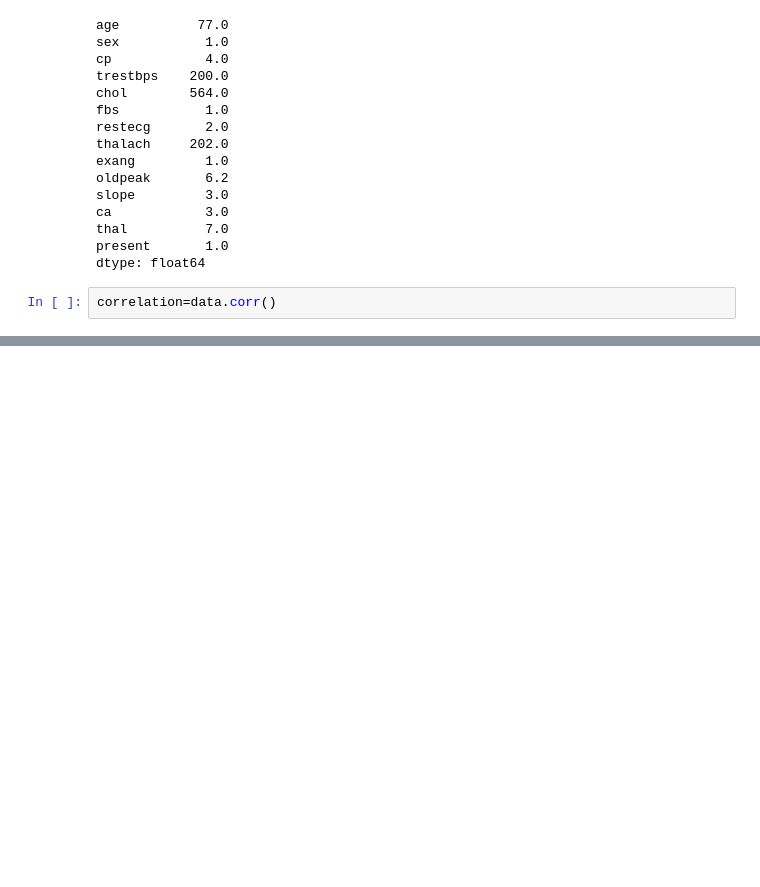
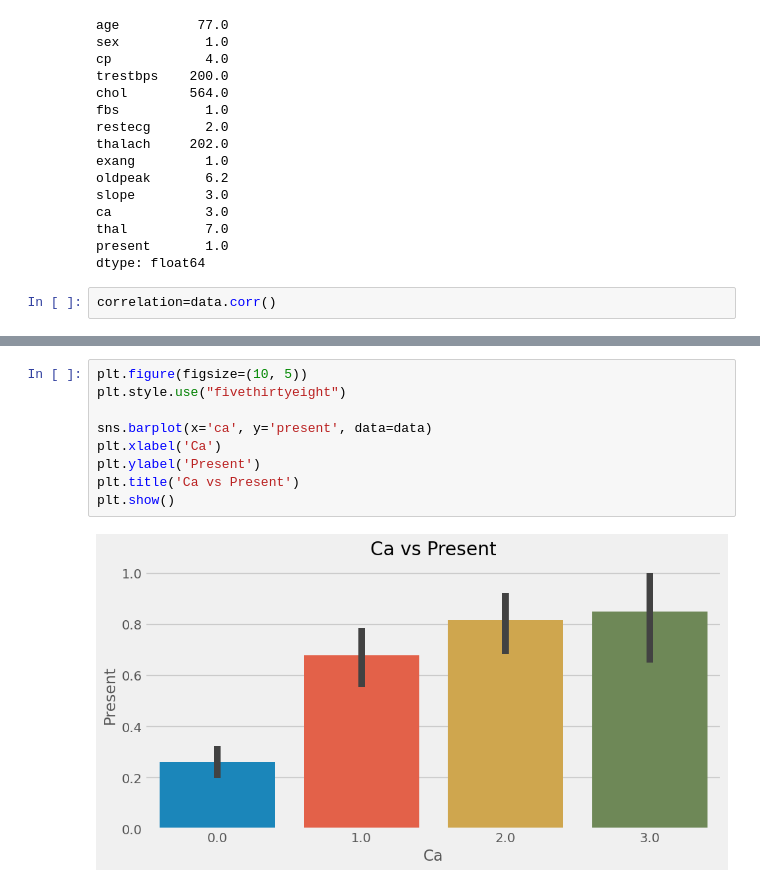
Before and after one commit to SilbaB/Heart_disease, a Jupyter notebook: Heart_disease.ipynb, the cells around one changed output, grey strips where cells are left out. Saved outputs shown, nothing was run; the diff lists cells and outputs as text; blank space fills up the shorter version.

```diff
--- a/Heart_disease.ipynb
+++ b/Heart_disease.ipynb
@@ -297,0 +321,11 @@ sns.heatmap(correlation,annot=True,fmt=".02f")
+# %%
+plt.figure(figsize=(10, 5))
+plt.style.use("fivethirtyeight")
+
+sns.barplot(x='ca', y='present', data=data)
+plt.xlabel('Ca')
+plt.ylabel('Present')
+plt.title('Ca vs Present')
+plt.show()
+# %% [output]
+[figure, added]
```
Also changed, not shown: parts of 5 cells of this notebook.
